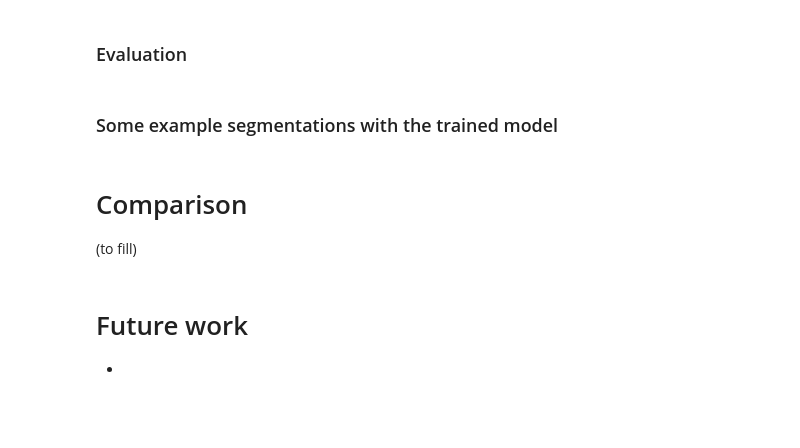
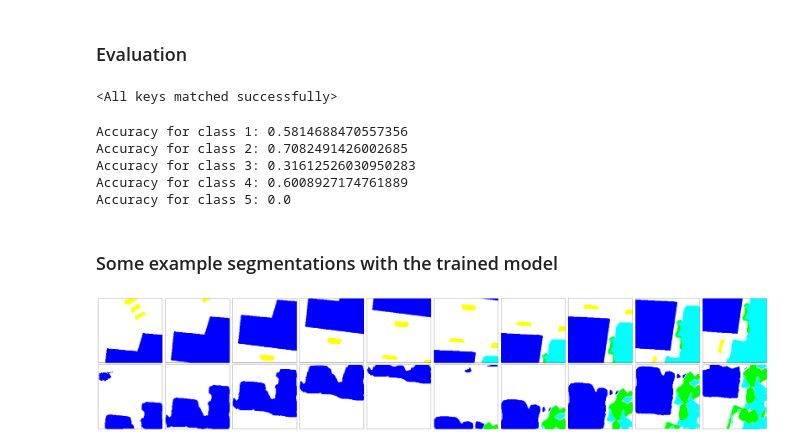
Before and after one commit to deliaedumitru/weakly-supervised-segmentation, a Jupyter notebook: training.ipynb, the cells around one changed output. Drawn from its saved outputs; the diff is of its cells as text; code cells hidden in the pictures; blank space fills up the shorter version.

```diff
--- a/training.ipynb
+++ b/training.ipynb
@@ -165,10 +196,3 @@ print("Done.")
-# %%
-MODEL_ID = 'unet_strong_sup.pth'
-SAVED_MODELS_PATH = './saved_models/'
-
-os.makedirs(SAVED_MODELS_PATH, exist_ok=True)
-
-torch.save(model.state_dict(), os.path.join(SAVED_MODELS_PATH, MODEL_ID))
 # %% [markdown]
 ### Evaluation
 # %%
@@ -257,7 +259,8 @@ LEARNING_RATE = 1e-4
 
 model_weak = UNET()
 
-loss_fn_weak = LossFN()
+loss_fn_strong = nn.MSELoss()
+loss_fn_weak = ClassLossFN()
 optimizer_weak = torch.optim.Adam(model_weak.parameters(), lr=LEARNING_RATE)
 # %%
 device = "cuda" if torch.cuda.is_available() else "cpu"
@@ -267,10 +272,17 @@ if torch.cuda.is_available():
 # %%
+MODEL_WEAK_ID = 'unet_strong_weak_supervision.pth'
+SAVED_MODELS_PATH = './saved_models/'
 EPOCHS = 1
 
 torch.cuda.empty_cache()
 
-for t in range(EPOCHS):
-    print(f"Epoch {t+1}\n-------------------------------")
-    train(full_dataloader, model_weak, optimizer_weak, loss_fn, loss_fn_weak)
-    test(valid_dataloader, model_weak, loss_fn, loss_fn_weak)
-print("Done!")
+if os.path.isfile(os.path.join(SAVED_MODELS_PATH, MODEL_WEAK_ID)):
+    print('Model already trained.')
+else:
+    for t in range(EPOCHS):
+        print(f"Epoch {t+1}\n-------------------------------")
+        train(full_dataloader, model_weak, optimizer_weak, device, loss_fn_strong, loss_fn_weak)
+        test(valid_dataloader, model_weak, device, loss_fn_strong)
+    print("Done.")
+    os.makedirs(SAVED_MODELS_PATH, exist_ok=True)
+    torch.save(model_weak.state_dict(), os.path.join(SAVED_MODELS_PATH, MODEL_WEAK_ID))
@@ -279,12 +291,7 @@ print("Done!")
-# %%
-MODEL_WEAK_ID = 'unet_strong_weak_sup.pth'
-SAVED_MODELS_PATH = './saved_models/'
-
-os.makedirs(SAVED_MODELS_PATH, exist_ok=True)
-
-torch.save(model_weak.state_dict(), os.path.join(SAVED_MODELS_PATH, MODEL_WEAK_ID))
 # %% [markdown]
 ### Evaluation
 # %%
 saved_model_weak = UNET()
 saved_model_weak.load_state_dict(torch.load(os.path.join(SAVED_MODELS_PATH, MODEL_WEAK_ID)))
+# %% [output]
+<All keys matched successfully>
@@ -296,3 +300,13 @@ print('Mean F1 score: {}'.format(metrics['f1_score'] / len(valid_dataloader)))
+# %%
+acc_per_class_np = acc_per_class.detach().cpu().numpy()
+for i in range(acc_per_class_np.shape[0]):
+    print('Accuracy for class {}: {}'.format(i+1, acc_per_class_np[i]))
+# %% [output]
+Accuracy for class 1: 0.5814688470557356
+Accuracy for class 2: 0.7082491426002685
+Accuracy for class 3: 0.31612526030950283
+Accuracy for class 4: 0.6008927174761889
+Accuracy for class 5: 0.0
 # %% [markdown]
 ### Some example segmentations with the trained model
 # %%
@@ -301,39 +315,32 @@ saved_model_weak.to(device)
 fig=plt.figure(figsize=(60,10))
 
 columns = 12
 rows = 2
 num_examples = 10
 
 i = 1
 for idx in range(num_examples):
     fig.add_subplot(rows, columns, i)
     plt.xticks([])
     plt.yticks([])
     gt = torch.transpose(ds_valid[idx]['ground_truth'], 0, 2)
     gt = segmap_classes_to_rgb(gt, normalize_key=True)
     plt.imshow(gt)
     fig.add_subplot(rows, columns, columns + i)
 
-    model.eval()
     with torch.no_grad():
         pred = saved_model_weak(torch.unsqueeze(ds_valid[idx]['image'], dim=0).cuda())
         pred = (pred > 0.5).float()
 
     plt.xticks([])
     plt.yticks([])
     pred_np = torch.transpose(torch.squeeze(pred.cpu()), 0, 2)
     pred_np = segmap_classes_to_rgb(pred_np, normalize_key=True)
     plt.imshow(pred_np)
     i += 1
 
 plt.xticks([])
 plt.yticks([])
 plt.tight_layout()
+# %% [output]
+[figure, added]
-# %% [markdown]
-# Comparison
-
-(to fill)
-# %% [markdown]
-# Future work
-
-*
```
Also changed, not shown: parts of 24 cells of this notebook.
